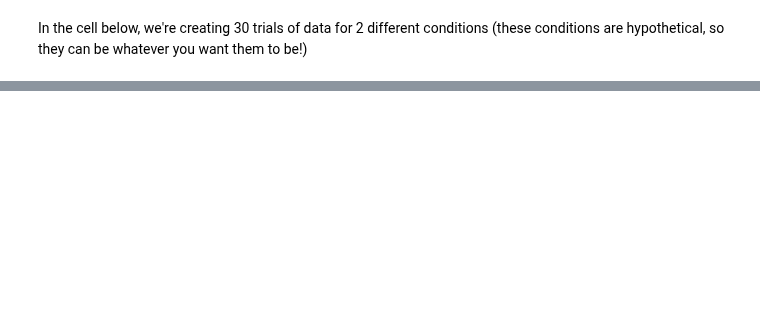
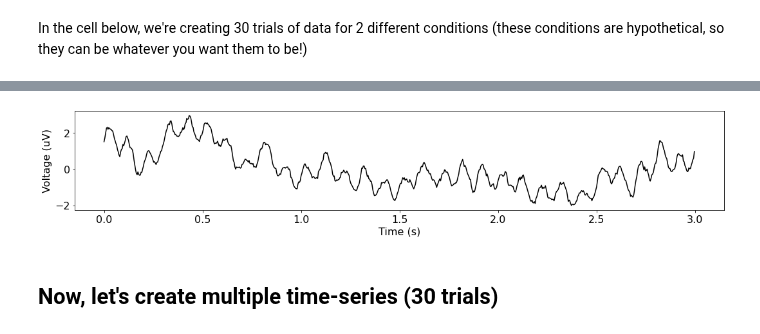
Before and after one commit to voytekresearch/spr, a Jupyter notebook: specparam_01-SimData.ipynb, the cells around one changed output, grey strips where cells are left out. Cells and saved outputs as stored; diff of their text form; code cells hidden in the pictures; blank space fills up the shorter version.

```diff
--- a/specparam_01-SimData.ipynb
+++ b/specparam_01-SimData.ipynb
@@ -24,0 +72,7 @@ set_random_seed(0)
+# %%
+combined = periodic + aperiodic
+plot_time_series(times, combined)
+# %% [output]
+[figure, added]
+# %% [markdown]
+## Now, let's create multiple time-series (30 trials)
```
Also changed, not shown: parts of 21 cells of this notebook.
